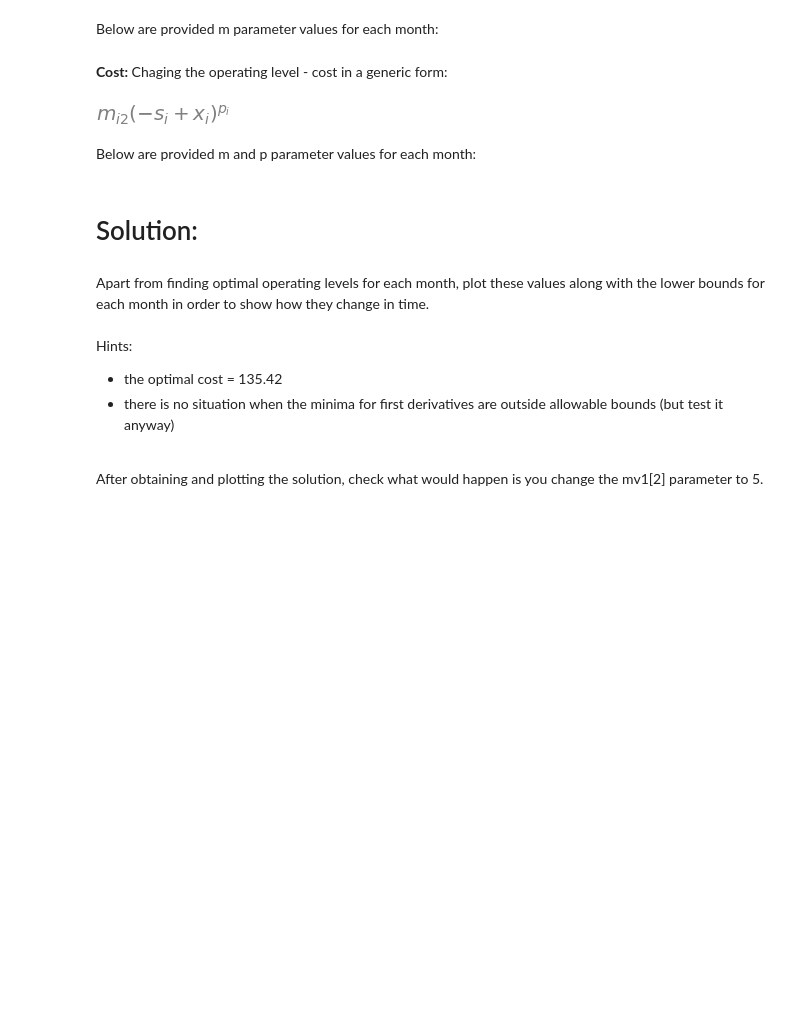
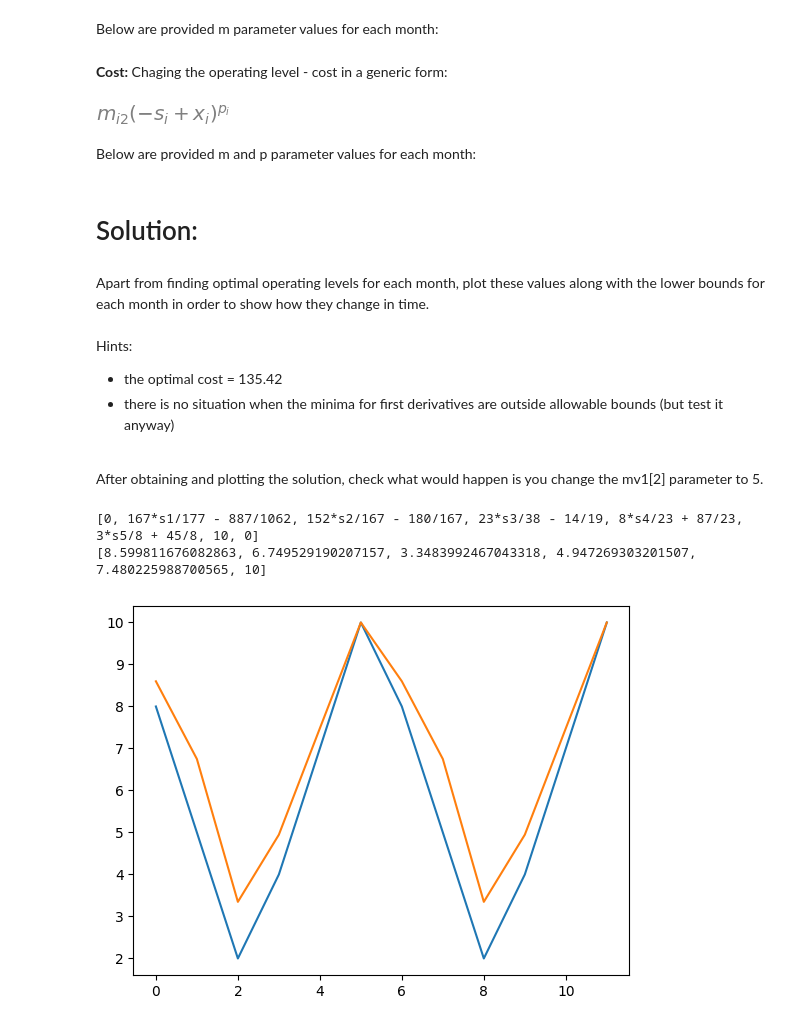
Before and after one commit to Petrerer/semester5, a Jupyter notebook: OR/Lab7/PowerPlant.ipynb, the cells around one changed output. Saved outputs shown, nothing was run; the diff lists cells and outputs as text; code cells hidden in the pictures; blank space fills up the shorter version.

```diff
--- a/OR/Lab7/PowerPlant.ipynb
+++ b/OR/Lab7/PowerPlant.ipynb
@@ -146,3 +145,72 @@ Apart from finding optimal operating levels for each month, plot these values al
 - there is no situation when the minima for first derivatives are outside allowable bounds (but test it anyway)<br><br>
 
 After obtaining and plotting the solution, check what would happen is you change the mv1[2] parameter to 5.
+# %%
+
+def calculate_cost_above(expression, x, mi, bound):
+    c = expression.copy()
+    c = c.subs(xi, x)
+    c = c.subs(mi1, mi)
+    c = c.subs(ri, bound)
+    return c
+
+def calculate_cost_change(expression, x, m2, s, p):
+    c = expression.copy()
+    c = c.subs(xi, x)
+    c = c.subs(mi2, m2)
+    c = c.subs(si, s)
+    c = c.subs(pi, p)
+    return c
+
+# mv1 = [2, 8, 10, 12, 10, 6]
+# mv1[2] = 5
+# %%
+F = [0 for i in range(8)]
+F_original = [0 for i in range(8)]
+min_X = [0 for i in range(8)]
+X = [symbols("x{}".format(i)) for i in range(8)]
+S = [symbols("s{}".format(i)) for i in range(8)]
+for i in range(6,0,-1):
+    lo_bound = bounds[i-1][0]
+    hi_bound = bounds[i-1][1]
+    c_above = calculate_cost_above(cost_above.copy(), X[i], mv1[i-1], lo_bound)
+    c_change = calculate_cost_change(cost_change.copy(), X[i], mv2[i-1], S[i], pv[i-1])
+    if i == 6:
+        #bc we know X[6] = 10 and F[7] = 0
+        F[i] = simplify(expand(c_above + c_change)).subs(X[i], 10)
+    else:
+        F[i] = simplify(expand(c_above + c_change + F[i+1].subs(S[i+1], X[i])))
+    diff_zero = solve(Eq(diff(F[i], X[i]), 0), X[i])
+    if len(diff_zero) == 0:
+        min_X[i] = hi_bound
+    else:
+        min_X[i] = diff_zero[0]
+    F_original[i] = F[i]
+    F[i] = F[i].subs(X[i], min_X[i])
+    if i!=6:
+        if min_X[i].subs(S[i], bounds[i][1])<lo_bound or min_X[i].subs(S[i], bounds[i][0])>hi_bound:
+            print("Error: x out of bound")
+    # print(min_X[i])
+    # print(F[i])
+    # print("-----")
+
+
+print(min_X)
+solution = float(F[1].subs(S[1], 10))
+X_solutions = [0 for i in range(7)]
+X_solutions[1] = float(min_X[1].subs(S[1], 10))
+X_solutions[6] = 10
+for i in range(2,6):
+    X_solutions[i] = float(min_X[i].subs(S[i], X_solutions[i-1]))
+
+
+print(X_solutions[1:7])
+
+
+plt.plot([i for i in range(12)], request + request, label='linear')
+plt.plot([i for i in range(12)], X_solutions[1:7] + X_solutions[1:7], label='optimized')
+plt.show()
+# %% [output]
+[0, 167*s1/177 - 887/1062, 152*s2/167 - 180/167, 23*s3/38 - 14/19, 8*s4/23 + 87/23, 3*s5/8 + 45/8, 10, 0]
+[8.599811676082863, 6.749529190207157, 3.3483992467043318, 4.947269303201507, 7.480225988700565, 10]
+[figure, added]
```
Also changed, not shown: parts of 3 cells of this notebook, 2 other files.
